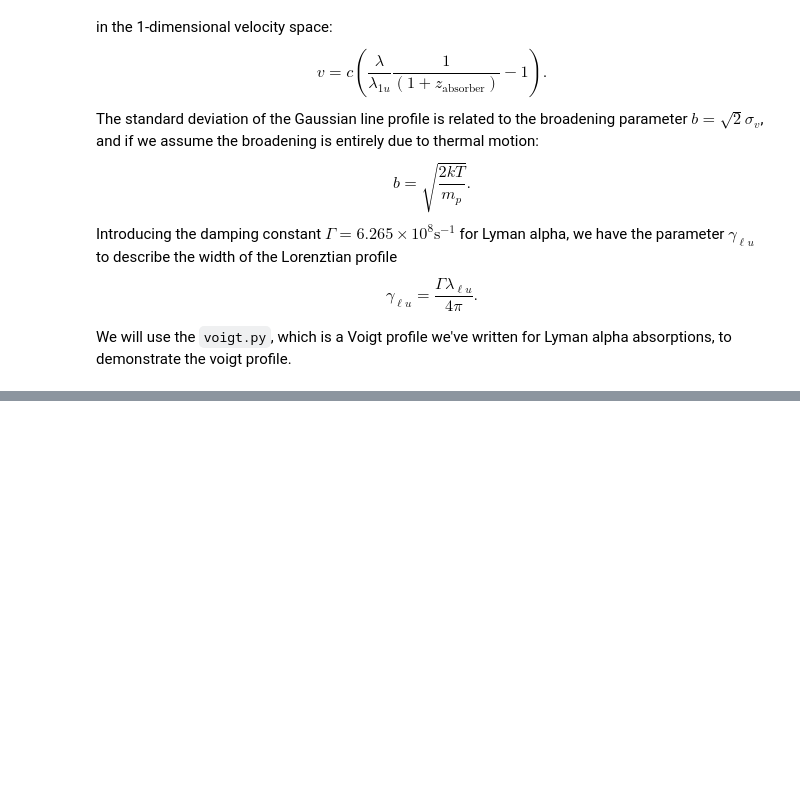
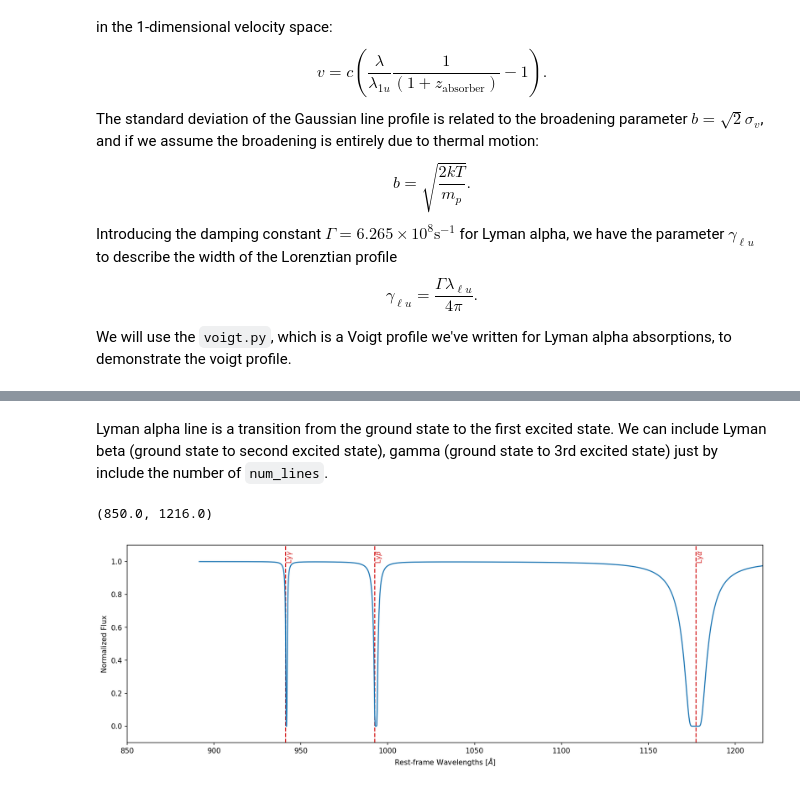
Before and after one commit to jibanCat/gpy_dla_detection, a Jupyter notebook: notebooks/Tutorial: Automate Lyman alpha Absorption Detection.ipynb, the cells around one changed output, grey strips where cells are left out. Cells and saved outputs as stored; diff of their text form; code cells hidden in the pictures; blank space fills up the shorter version.

```diff
--- a/notebooks/Tutorial: Automate Lyman alpha Absorption Detection.ipynb
+++ b/notebooks/Tutorial: Automate Lyman alpha Absorption Detection.ipynb
@@ -194,0 +261,33 @@ We will use the `voigt.py`, which is a Voigt profile we've written for Lyman alp
+# %% [markdown]
+Lyman alpha line is a transition from the ground state to the first excited state.
+We can include Lyman beta (ground state to second excited state), gamma (ground state to 3rd excited state) just by include the number of `num_lines`.
+# %%
+# Assume there's an absorber at redshift 2.9
+z_dla = 2.9
+nhi   = 10**21 # [cm^-2]
+
+plt.figure(figsize=(16, 5))
+
+voigt_profile = voigt.voigt_absorption(
+    wavelengths,
+    nhi=nhi,
+    z_dla=z_dla,
+    num_lines=3,
+    broadening=False,
+)
+
+plt.vlines(1216 * (1 + z_dla) / (1 + z_qso), -0.1, 1.1, color="C3", ls="--", label=r"Ly$\alpha$")
+plt.vlines(1025 * (1 + z_dla) / (1 + z_qso), -0.1, 1.1, color="C3", ls="--", label=r"Ly$\beta$")
+plt.vlines(972 * (1 + z_dla) / (1 + z_qso), -0.1, 1.1, color="C3", ls="--", label=r"Ly$\gamma$")
+plt.text(1216 * (1 + z_dla) / (1 + z_qso), 1, r"Ly$\alpha$", rotation="vertical", color="C3")
+plt.text(1025 * (1 + z_dla) / (1 + z_qso), 1, r"Ly$\beta$", rotation="vertical", color="C3")
+plt.text(972 * (1 + z_dla) / (1 + z_qso), 1, r"Ly$\gamma$", rotation="vertical", color="C3")
+
+plt.plot(rest_wavelengths, voigt_profile)
+plt.xlabel("Rest-frame Wavelengths [$\AA$]")
+plt.ylabel("Normalized Flux")
+plt.ylim(-0.1 , 1.1)
+plt.xlim(850, 1216)
+# %% [output]
+(850.0, 1216.0)
+[figure, added]
```
Also changed, not shown: parts of 22 cells of this notebook.
